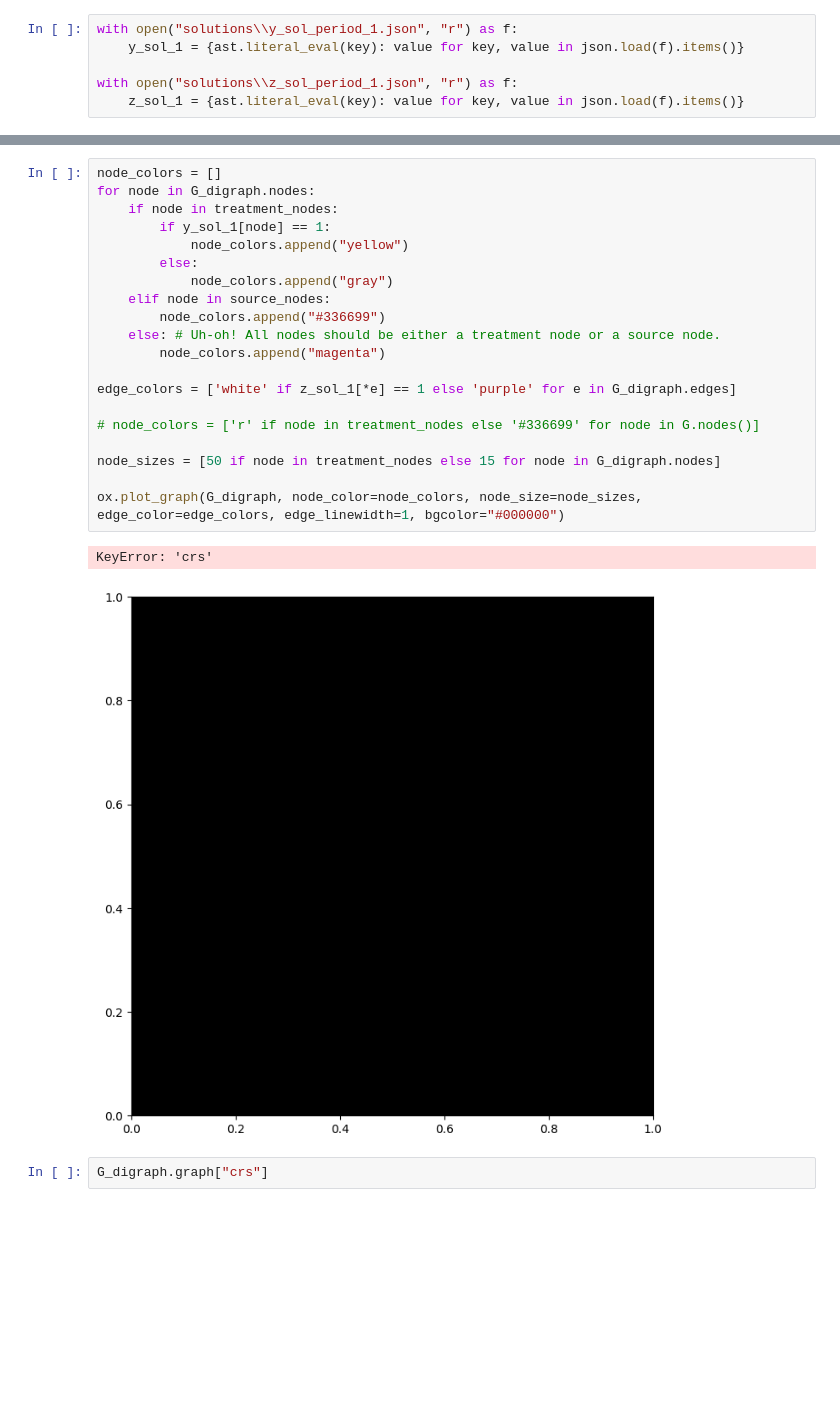
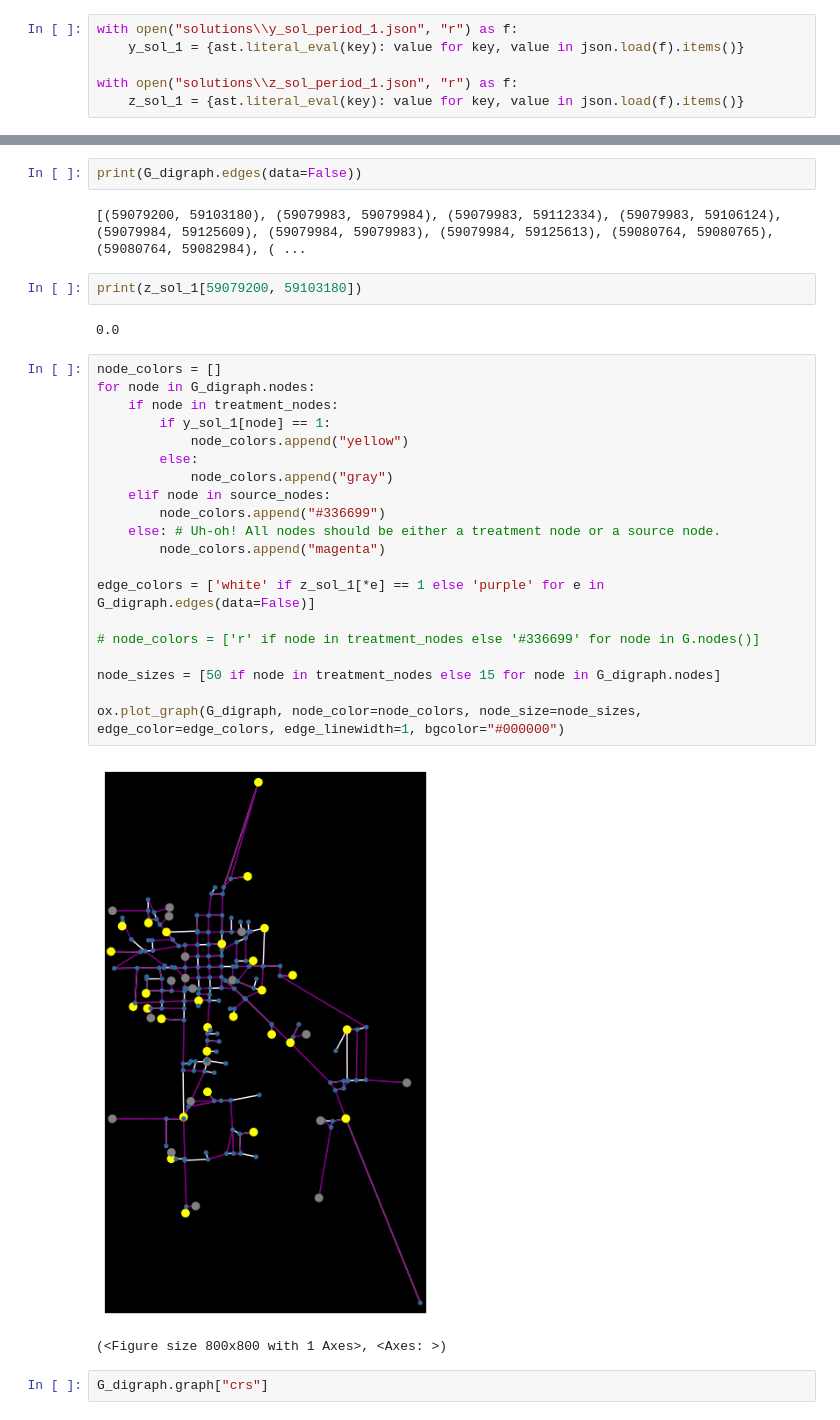
Before and after one commit to matt-banschbach/CMOR492-DWS, a Jupyter notebook: visualization/visual_sandbox.ipynb, the cells around one changed output, grey strips where cells are left out. Drawn from its saved outputs; the diff is of its cells as text; blank space fills up the shorter version.

```diff
--- a/visualization/visual_sandbox.ipynb
+++ b/visualization/visual_sandbox.ipynb
@@ -84,26 +101,34 @@ with open("solutions\\z_sol_period_1.json", "r") as f:
+# %%
+print(G_digraph.edges(data=False))
+# %% [output]
+[(59079200, 59103180), (59079983, 59079984), (59079983, 59112334), (59079983, 59106124), (59079984, 59125609), (59079984, 59079983), (59079984, 59125613), (59080764, 59080765), (59080764, 59082984), ( ...
+# %%
+print(z_sol_1[59079200, 59103180])
+# %% [output]
+0.0
 # %%
 node_colors = []
 for node in G_digraph.nodes:
     if node in treatment_nodes:
         if y_sol_1[node] == 1:
             node_colors.append("yellow")
         else:
             node_colors.append("gray")
     elif node in source_nodes:
         node_colors.append("#336699")
     else: # Uh-oh! All nodes should be either a treatment node or a source node.
         node_colors.append("magenta")
 
-edge_colors = ['white' if z_sol_1[*e] == 1 else 'purple' for e in G_digraph.edges]
+edge_colors = ['white' if z_sol_1[*e] == 1 else 'purple' for e in G_digraph.edges(data=False)]
 
 # node_colors = ['r' if node in treatment_nodes else '#336699' for node in G.nodes()]
 
 node_sizes = [50 if node in treatment_nodes else 15 for node in G_digraph.nodes]
 
 ox.plot_graph(G_digraph, node_color=node_colors, node_size=node_sizes, edge_color=edge_colors, edge_linewidth=1, bgcolor="#000000")
 # %% [output]
+[figure, new version]
-KeyError: 'crs'
+(<Figure size 800x800 with 1 Axes>, <Axes: >)
-[figure, old version]
 # %%
 G_digraph.graph["crs"]
 # %% [output]
```
Also changed, not shown: parts of 5 cells of this notebook.
